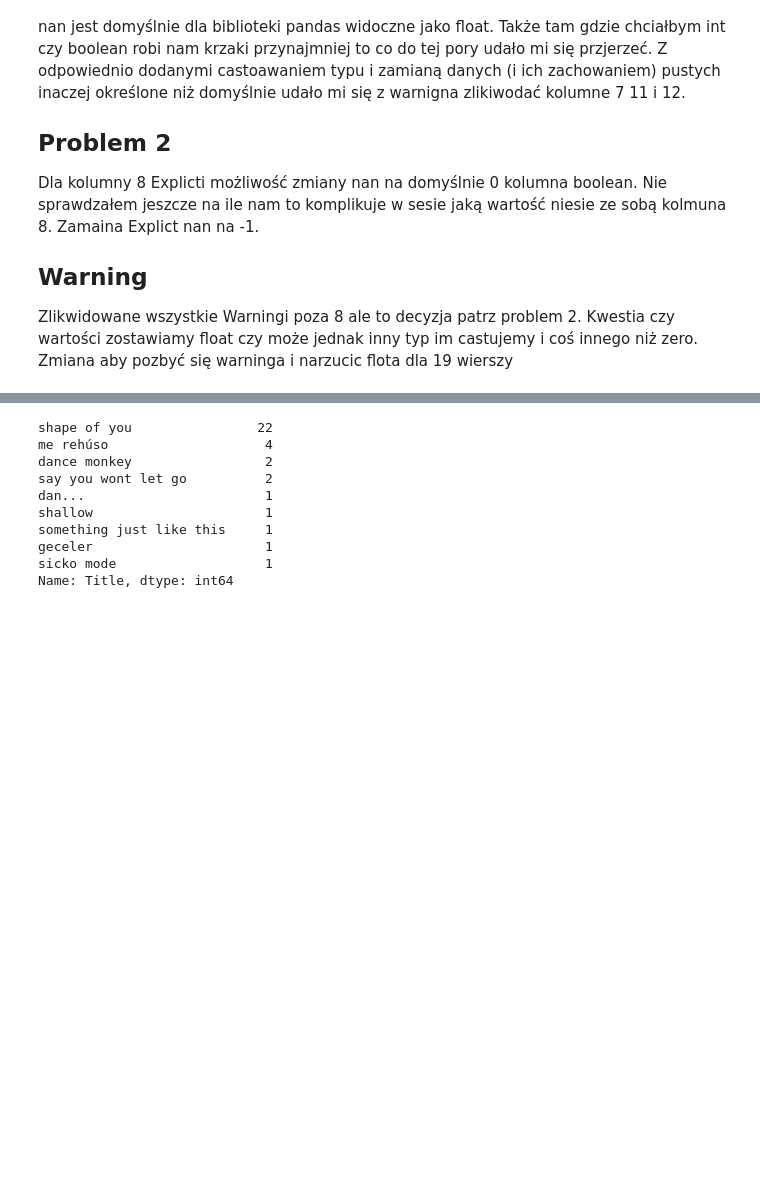
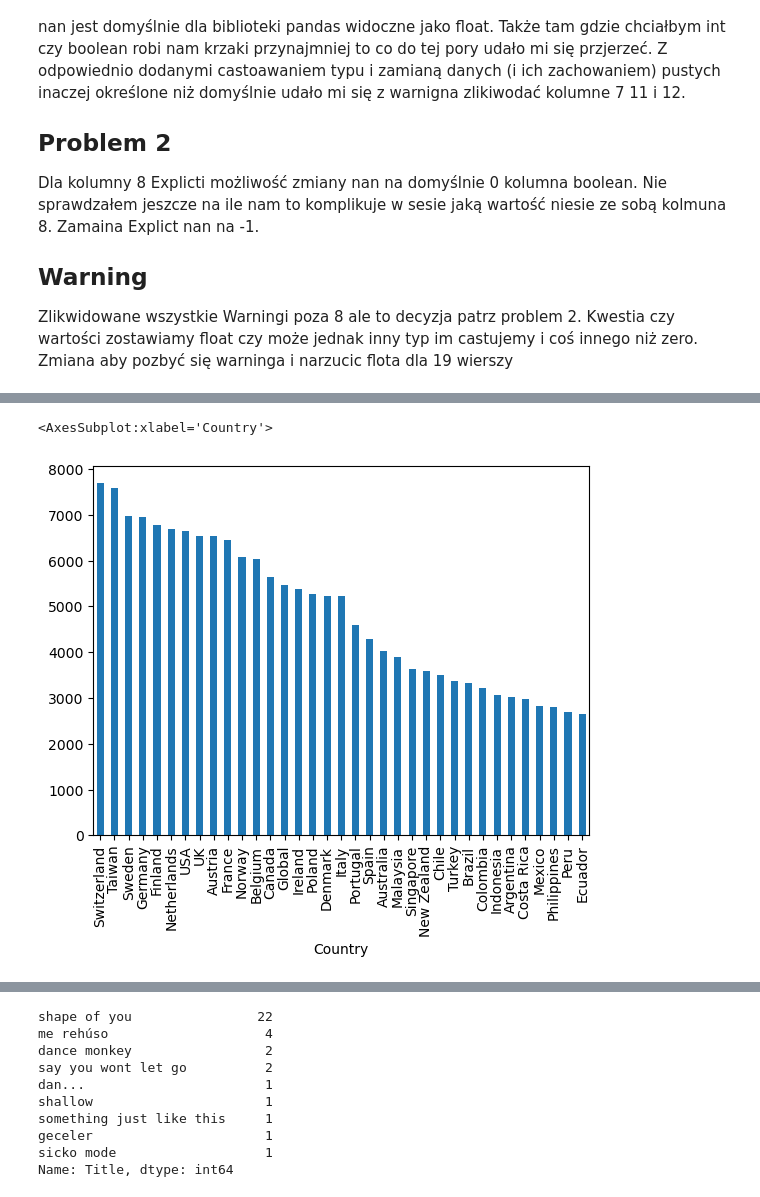
Before and after one commit to infoshareacademy/JDSZR11-chubs_chubs, a Jupyter notebook: Procject_Python_Spotyfiy/Spotyfie.ipynb, the cells around one changed output, grey strips where cells are left out. Cells and saved outputs as stored; diff of their text form; code cells hidden in the pictures; blank space fills up the shorter version.

```diff
--- a/Procject_Python_Spotyfiy/Spotyfie.ipynb
+++ b/Procject_Python_Spotyfiy/Spotyfie.ipynb
@@ -30,6 +32,8 @@ for i,j in enumerate(columns):
 # %%
 df = pd.read_csv('./Orginal_database_from_Kaggle/Final database.csv',dtype={'Track_number':pd.Int8Dtype(),'Tracks_in_album':pd.Int64Dtype()},na_values=('n-a','NA'),sep= ',',converters=columns_to_change)
 # pd.Int8Dtype() castuje integer for nan values from panda
+# %%
+df['Release_date'] = pd.to_datetime(df['Release_date'])
 # %%
 df.rename(columns = {'album':'album_T_F','country': 'country_T_F'}, inplace=True)
 df['Explicit'] = df['Explicit'].fillna(value=-1)
@@ -67,0 +103,6 @@ df_small.groupby('MSZoning', sort=False)["MSSubClass"].count()
+# %%
+by_country =df.groupby(['Country'])['Title'].count().sort_values(ascending=False)
+by_country.plot(kind = 'bar')
+# %% [output]
+<AxesSubplot:xlabel='Country'>
+[figure, added]
```
Also changed, not shown: parts of 42 cells of this notebook.
